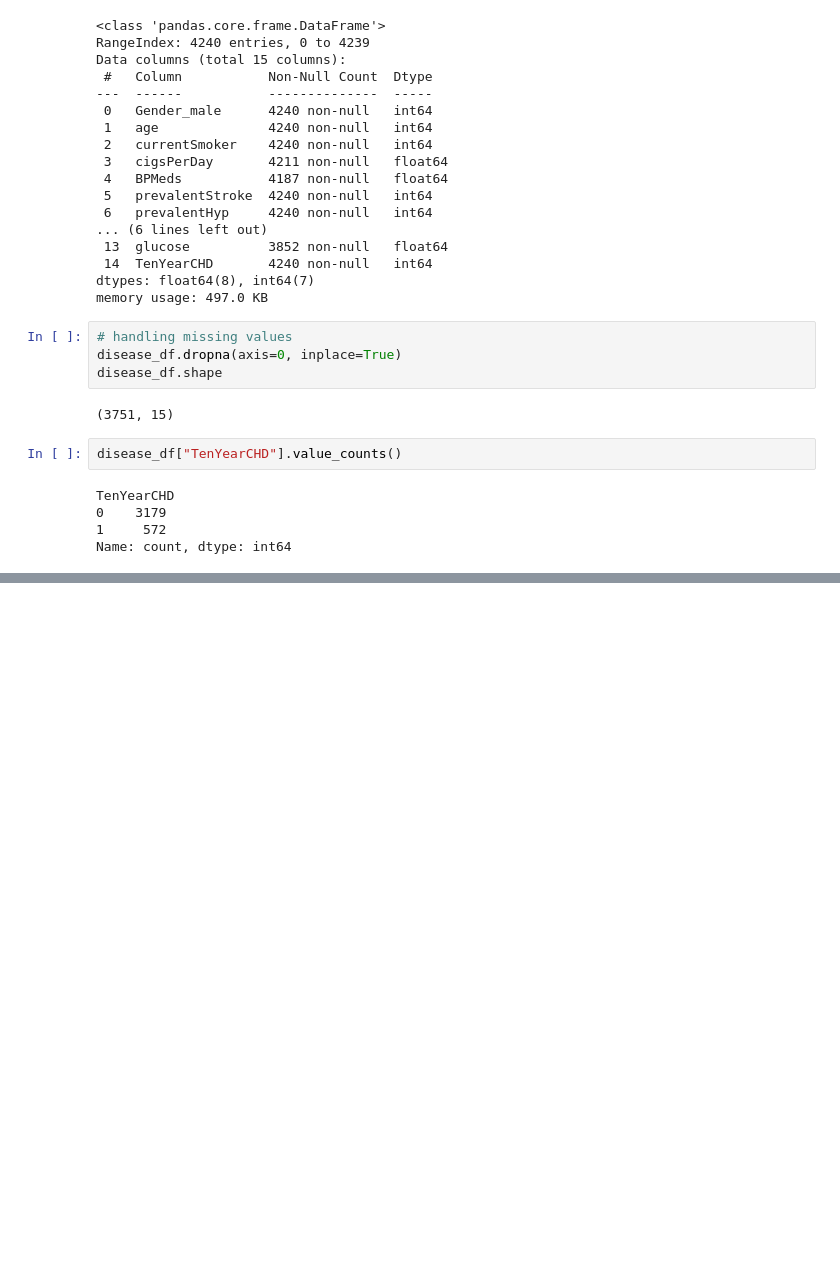
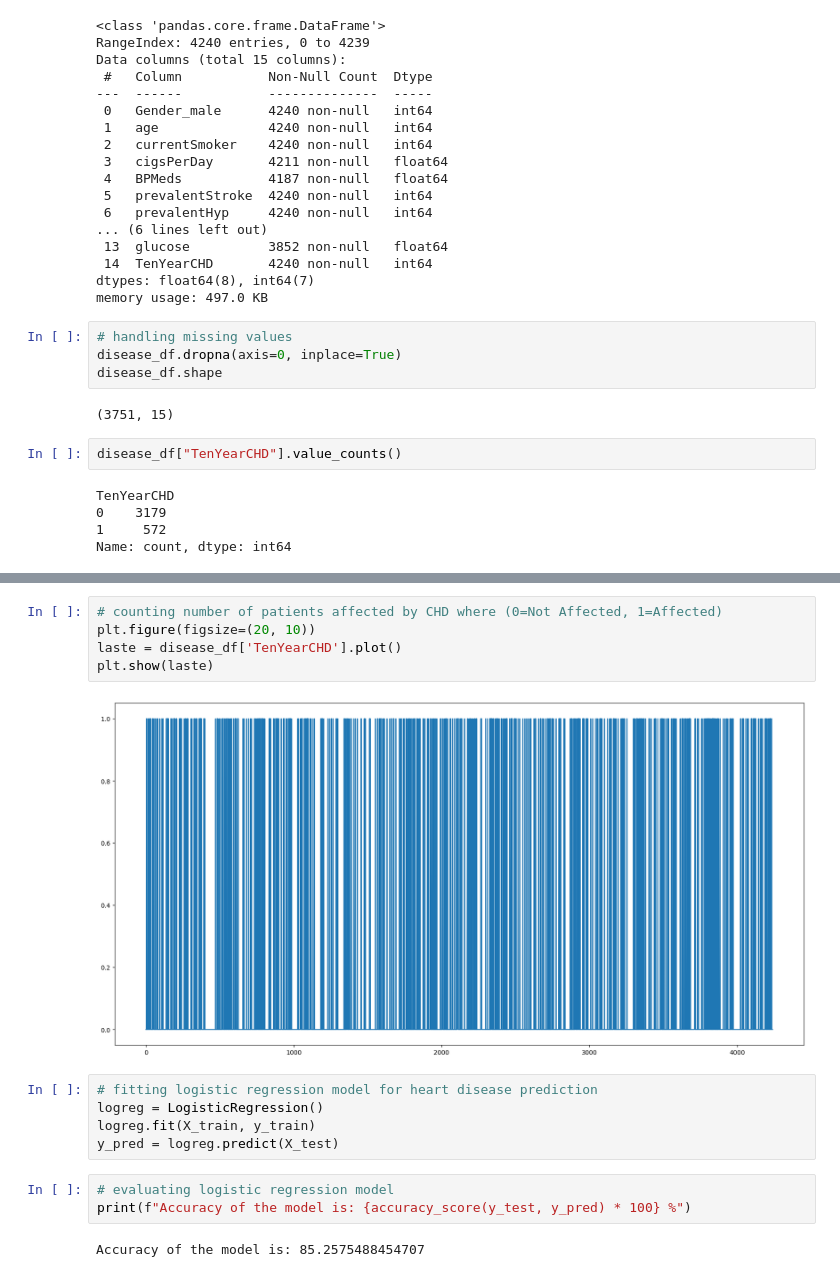
Before and after one commit to NavdeepTU/Machine-Learning, a Jupyter notebook: projects/02. heart_disease_prediction/model_training.ipynb, the cells around one changed output, grey strips where cells are left out. Saved outputs shown, nothing was run; the diff lists cells and outputs as text; blank space fills up the shorter version.

Commit message:
model evaluation code added

```diff
--- a/projects/02. heart_disease_prediction/model_training.ipynb
+++ b/projects/02. heart_disease_prediction/model_training.ipynb
@@ -60,0 +87,17 @@ Name: count, dtype: int64
+# %%
+# counting number of patients affected by CHD where (0=Not Affected, 1=Affected)
+plt.figure(figsize=(20, 10))
+laste = disease_df['TenYearCHD'].plot()
+plt.show(laste)
+# %% [output]
+[figure, added]
+# %%
+# fitting logistic regression model for heart disease prediction
+logreg = LogisticRegression()
+logreg.fit(X_train, y_train)
+y_pred = logreg.predict(X_test)
+# %%
+# evaluating logistic regression model
+print(f"Accuracy of the model is: {accuracy_score(y_test, y_pred) * 100} %")
+# %% [output]
+Accuracy of the model is: 85.2575488454707
```
Also changed, not shown: parts of 4 cells of this notebook.
